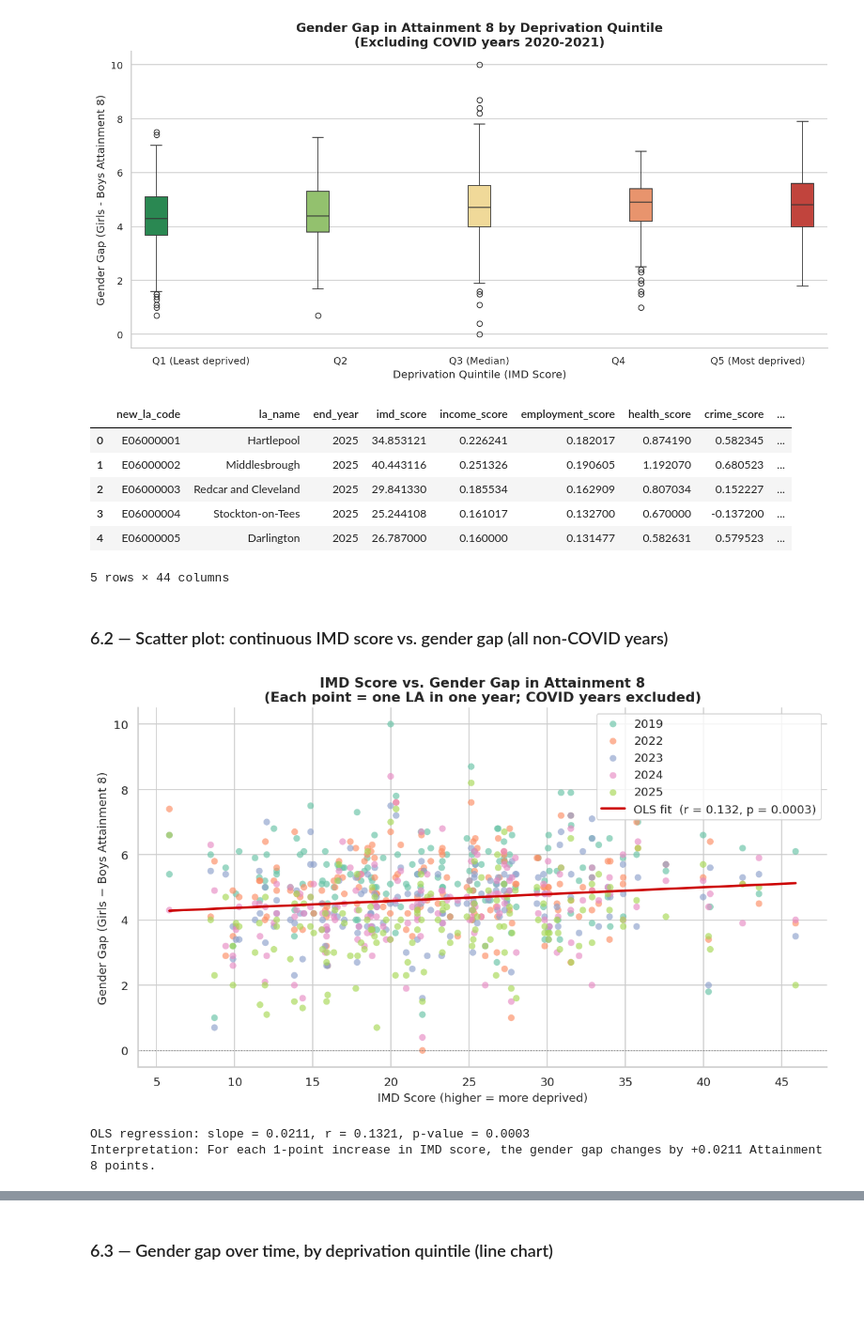
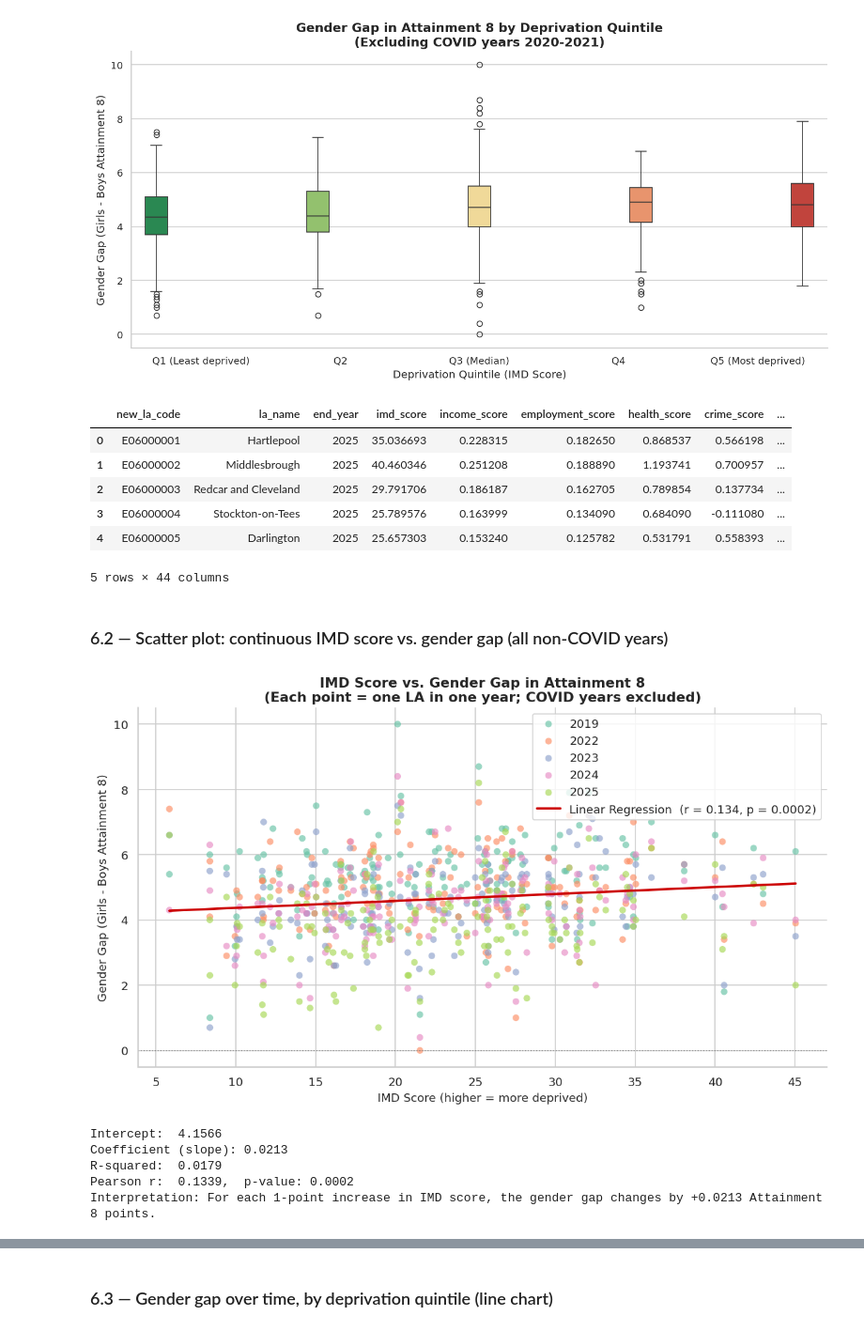
Before and after one commit to AislingLangston/CFG-DS-group-6-2026, a Jupyter notebook: Q4.ipynb, the cells around one changed output, grey strips where cells are left out. Shown at 94% size. Saved outputs shown, nothing was run; the diff lists cells and outputs as text; code cells hidden in the pictures; blank space fills up the shorter version.

Commit message:
Scatter plot using linearregression from sklearn

```diff
--- a/Q4.ipynb
+++ b/Q4.ipynb
@@ -279,21 +282,26 @@ We assign each Local Authority to one of five deprivation **quintiles** based on
 # %%
 quintile_order = ["Q1 (Least deprived)", "Q2", "Q3 (Median)", "Q4", "Q5 (Most deprived)"]
 
-# Derive a single IMD score per LA (mean across years — should be constant)
+# Calculate a single IMD score per LA (average across years)
 la_imd = gap.groupby("new_la_code")["imd_score"].mean()
 
-# Assign quintiles (1 = least deprived, 5 = most deprived)
-la_quintile = pd.qcut(
+# Find the quintile boundaries using quantiles (0%, 20%, 40%, 60%, 80%, 100%)
+boundaries = la_imd.quantile([0, 0.2, 0.4, 0.6, 0.8, 1.0])
+
+# Use pd.cut() to assign each LA to a quintile based on those boundaries
+# include_lowest=True ensures the minimum value is included in the first bin
+la_quintile = pd.cut(
     la_imd,
-    q=5,
+    bins=boundaries.values,
     labels=["Q1 (Least deprived)",
             "Q2",
             "Q3 (Median)",
             "Q4",
             "Q5 (Most deprived)"],
-    retbins=False
+    include_lowest=True
 ).rename("dep_quintile")
 
+# Merge the quintile labels back into the main gap dataset
 gap = gap.merge(la_quintile.reset_index(), on="new_la_code", how="left")
 
 # COVID flag: years where exams were cancelled / teacher-assessed
@@ -389,59 +397,78 @@ plt.show()
 gap_no_covid.head()
 # %% [output]
 |  | new_la_code | la_name | end_year | imd_score | income_score | employment_score | health_score | crime_score | ... |
-| 0 | E06000001 | Hartlepool | 2025 | 34.853121 | 0.226241 | 0.182017 | 0.874190 | 0.582345 | ... |
-| 1 | E06000002 | Middlesbrough | 2025 | 40.443116 | 0.251326 | 0.190605 | 1.192070 | 0.680523 | ... |
-| 2 | E06000003 | Redcar and Cleveland | 2025 | 29.841330 | 0.185534 | 0.162909 | 0.807034 | 0.152227 | ... |
-| 3 | E06000004 | Stockton-on-Tees | 2025 | 25.244108 | 0.161017 | 0.132700 | 0.670000 | -0.137200 | ... |
-| 4 | E06000005 | Darlington | 2025 | 26.787000 | 0.160000 | 0.131477 | 0.582631 | 0.579523 | ... |
+| 0 | E06000001 | Hartlepool | 2025 | 35.036693 | 0.228315 | 0.182650 | 0.868537 | 0.566198 | ... |
+| 1 | E06000002 | Middlesbrough | 2025 | 40.460346 | 0.251208 | 0.188890 | 1.193741 | 0.700957 | ... |
+| 2 | E06000003 | Redcar and Cleveland | 2025 | 29.791706 | 0.186187 | 0.162705 | 0.789854 | 0.137734 | ... |
+| 3 | E06000004 | Stockton-on-Tees | 2025 | 25.789576 | 0.163999 | 0.134090 | 0.684090 | -0.111080 | ... |
+| 4 | E06000005 | Darlington | 2025 | 25.657303 | 0.153240 | 0.125782 | 0.531791 | 0.558393 | ... |
 5 rows × 44 columns
 # %% [markdown]
 ### 6.2 — Scatter plot: continuous IMD score vs. gender gap (all non-COVID years)
 # %%
+from sklearn.linear_model import LinearRegression
+from scipy import stats
+
 fig, ax = plt.subplots(figsize=(10, 6))
 
 # Plot each year with specific colors from a qualitative palette
 years = sorted(gap_no_covid['end_year'].unique())
 colors = sns.color_palette('Set2', len(years))
 
 for yr, color in zip(years, colors):
     d = gap_no_covid[gap_no_covid['end_year'] == yr]
     ax.scatter(
         d['imd_score'],
         d['gap_attainment8_average'],
         color=color,
         alpha=0.65,
         s=40,
         edgecolors='none',
         label=str(yr)
     )
 
-# OLS regression line
-slope, intercept, r, p, se = stats.linregress(
-    gap_no_covid['imd_score'],
-    gap_no_covid['gap_attainment8_average']
+# Linear Regression
+X = gap_no_covid[['imd_score']]
+y = gap_no_covid['gap_attainment8_average']
+
+lr = LinearRegression()
+lr.fit(X, y)
+
+# Regression line
+x_line = np.linspace(X['imd_score'].min(), X['imd_score'].max(), 200)
+y_pred_line = lr.predict(x_line.reshape(-1, 1))
+
+# Pearson r and p-value for annotation
+r, p = stats.pearsonr(gap_no_covid['imd_score'], y)
+
+ax.plot(
+    x_line, y_pred_line,
+    color='#cc0000', linewidth=2.2,
+    label=f'Linear Regression  (r = {r:.3f}, p = {p:.4f})'
 )
-x_line = np.linspace(gap_no_covid['imd_score'].min(),
-                     gap_no_covid['imd_score'].max(), 200)
-ax.plot(x_line, intercept + slope * x_line,
-        color='#cc0000', linewidth=2.2, label=f'OLS fit  (r = {r:.3f}, p = {p:.4f})')
 
 ax.axhline(0, color='grey', linewidth=1, linestyle=':')
 
 ax.set_title('IMD Score vs. Gender Gap in Attainment 8\n'
              '(Each point = one LA in one year; COVID years excluded)',
              fontsize=13, fontweight='bold')
 ax.set_xlabel('IMD Score (higher = more deprived)', fontsize=11)
 ax.set_ylabel('Gender Gap (Girls - Boys Attainment 8)', fontsize=11)
 ax.legend(loc='upper right')
 plt.tight_layout()
 plt.show()
 
-print(f'\nOLS regression: slope = {slope:.4f}, r = {r:.4f}, p-value = {p:.4f}')
+print(f'Intercept:  {lr.intercept_:.4f}')
+print(f'Coefficient (slope): {lr.coef_[0]:.4f}')
+print(f'R-squared:  {lr.score(X, y):.4f}')
+print(f'Pearson r:  {r:.4f},  p-value: {p:.4f}')
 print(f'Interpretation: For each 1-point increase in IMD score, the gender gap '
-      f'changes by {slope:+.4f} Attainment 8 points.')
+      f'changes by {lr.coef_[0]:+.4f} Attainment 8 points.')
 # %% [output]
-[figure, old version]
+[figure, new version]
-OLS regression: slope = 0.0211, r = 0.1321, p-value = 0.0003
-Interpretation: For each 1-point increase in IMD score, the gender gap changes by +0.0211 Attainment 8 points.
+Intercept:  4.1566
+Coefficient (slope): 0.0213
+R-squared:  0.0179
+Pearson r:  0.1339,  p-value: 0.0002
+Interpretation: For each 1-point increase in IMD score, the gender gap changes by +0.0213 Attainment 8 points.
 # %% [markdown]
```
Also changed, not shown: parts of 12 cells of this notebook.
